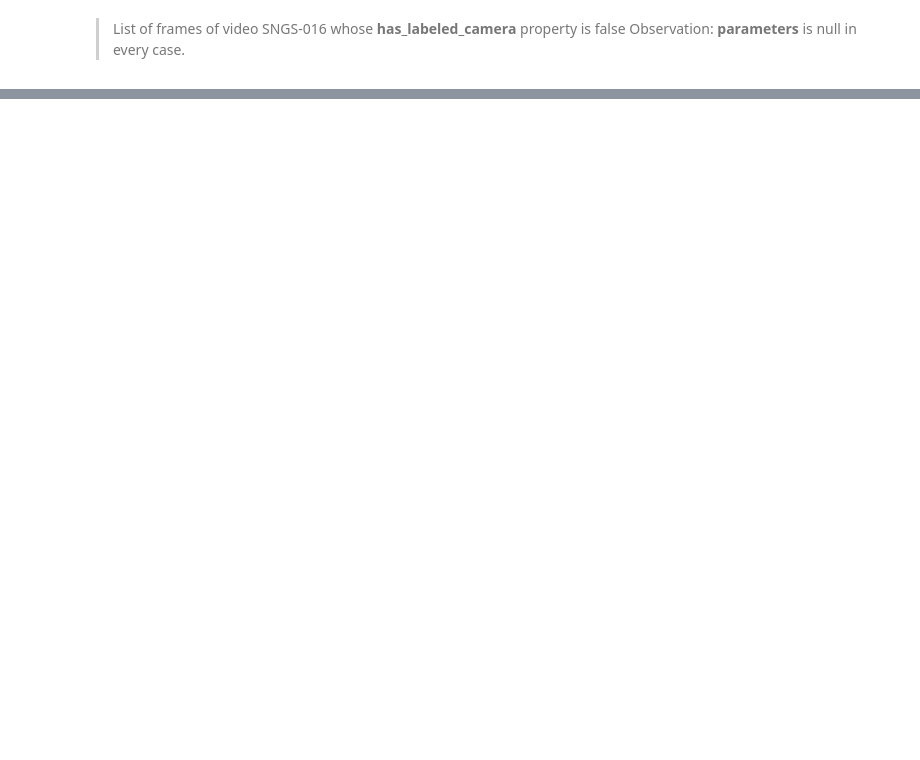
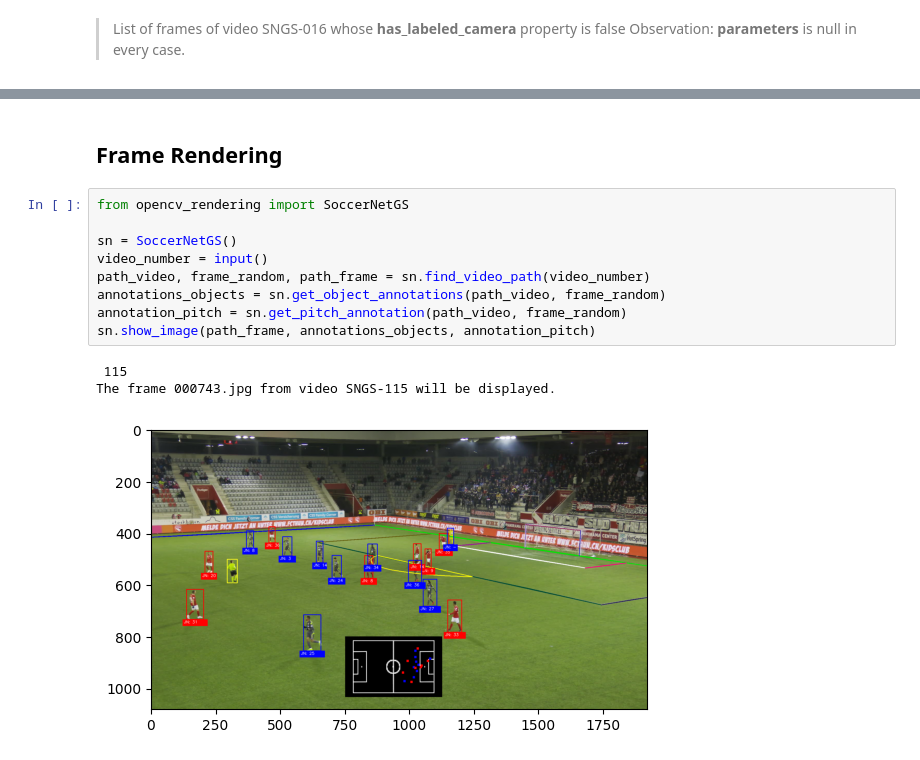
Before and after one commit to eidos-ai/GameStateChallenge, a Jupyter notebook: src/GameStateDocs.ipynb, the cells around one changed output, grey strips where cells are left out. Cells and saved outputs as stored; diff of their text form; blank space fills up the shorter version.

Commit message:
opencv_rendering script imported and frame rendered within notebook

```diff
--- a/src/GameStateDocs.ipynb
+++ b/src/GameStateDocs.ipynb
@@ -243,0 +190,15 @@ print_camera_annotations()
+# %% [markdown]
+## Frame Rendering
+# %%
+from opencv_rendering import SoccerNetGS
+
+sn = SoccerNetGS()
+video_number = input()
+path_video, frame_random, path_frame = sn.find_video_path(video_number)
+annotations_objects = sn.get_object_annotations(path_video, frame_random)
+annotation_pitch = sn.get_pitch_annotation(path_video, frame_random)
+sn.show_image(path_frame, annotations_objects, annotation_pitch)
+# %% [output]
+ 115
+The frame 000743.jpg from video SNGS-115 will be displayed.
+[figure, added]
```
Also changed, not shown: parts of 3 cells of this notebook.
